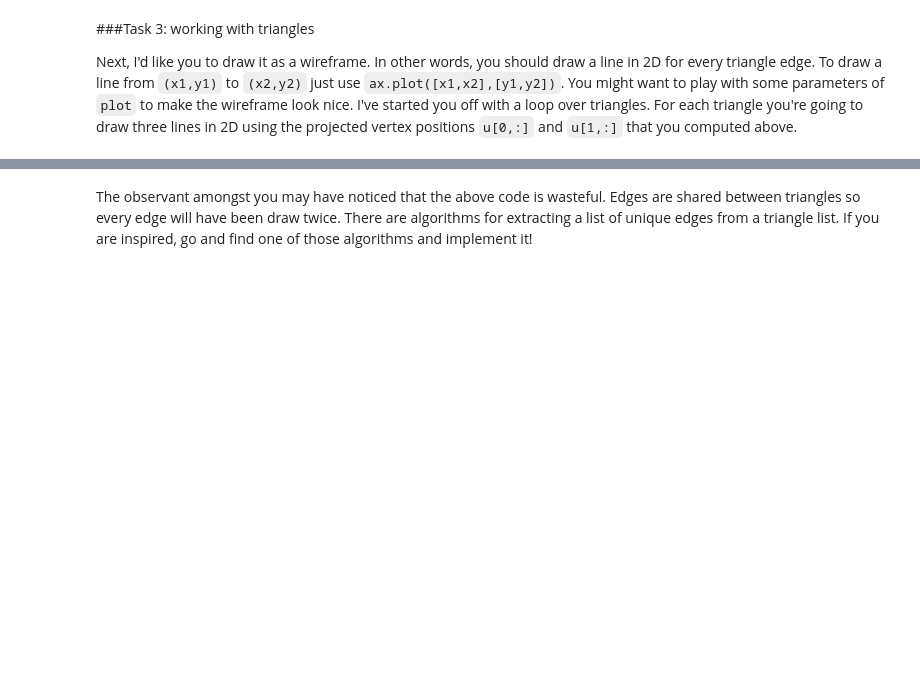
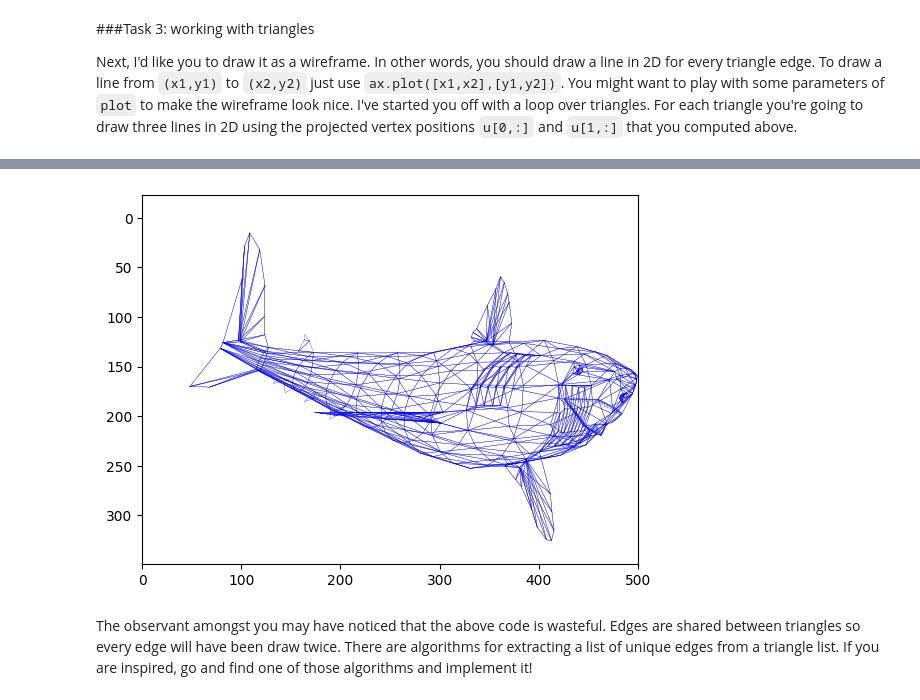
Before and after one commit to NodiraSadullaeva/Computer-Vision-and-Graphics, a Jupyter notebook: VICO_Week_1_Practical.ipynb, the cells around one changed output, grey strips where cells are left out. Saved outputs shown, nothing was run; the diff lists cells and outputs as text; code cells hidden in the pictures; blank space fills up the shorter version.

```diff
--- a/VICO_Week_1_Practical.ipynb
+++ b/VICO_Week_1_Practical.ipynb
@@ -150,0 +173,17 @@ plt.show()
+# %%
+# Draw wireframe
+fig, ax = plt.subplots()
+for i in range(nfaces):
+  # Draw the three triangle edges
+  # Your code goes here:
+  # Draw edge from first to second vertex of triangle i
+  ax.plot([u[0,F[i,0]],u[0,F[i,1]]],[u[1,F[i,0]],u[1,F[i,1]]],color='blue',linewidth=0.2)
+  # Draw edge from second to third vertex of triangle i
+  ax.plot([u[0,F[i,1]],u[0,F[i,2]]],[u[1,F[i,1]],u[1,F[i,2]]],color='blue',linewidth=0.2)
+  # Draw edge from third to first vertex of triangle i
+  ax.plot([u[0,F[i,2]],u[0,F[i,0]]],[u[1,F[i,2]],u[1,F[i,0]]],color='blue',linewidth=0.2)
+ax.axis('equal')
+ax.set(xlim=(0, 500), ylim=(0, 326))
+plt.gca().invert_yaxis()
+plt.show()
+# %% [output]
@@ -151,3 +191,4 @@ plt.show()
+[figure, added]
 # %% [markdown]
 The observant amongst you may have noticed that the above code is wasteful. Edges are shared between triangles so every edge will have been draw twice. There are algorithms for extracting a list of unique edges from a triangle list. If you are inspired, go and find one of those algorithms and implement it!
 # %% [markdown]
```
Also changed, not shown: parts of 11 cells of this notebook.
